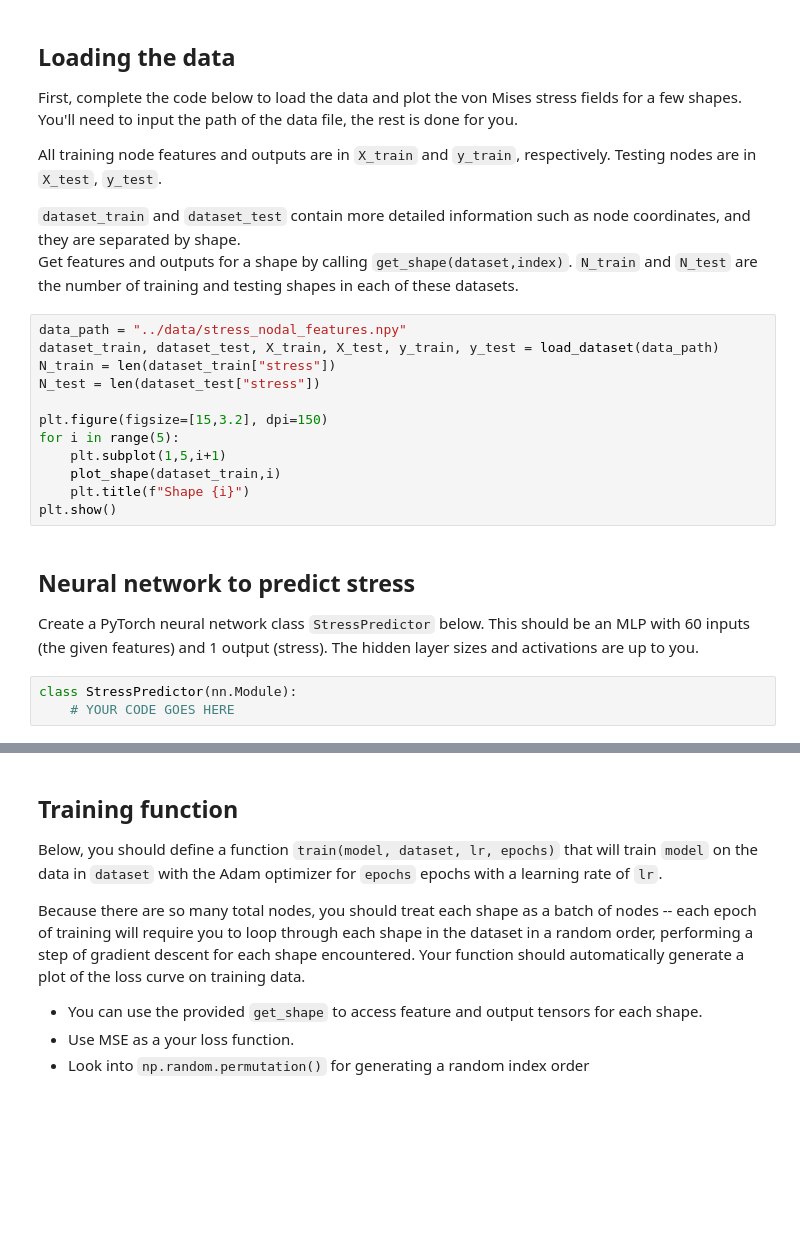
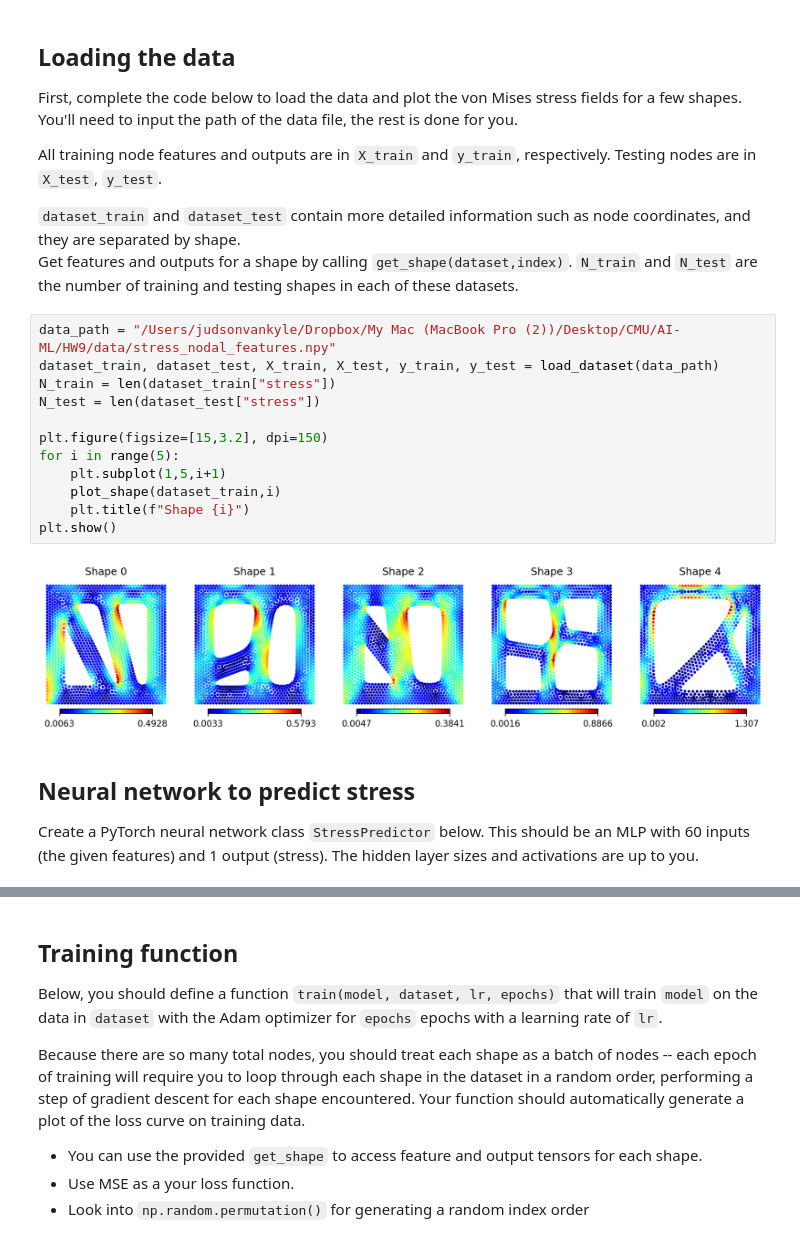
Before and after one commit to judson35/AI-ML, a Jupyter notebook: HW9/M9-HW1.ipynb, the cells around one changed output, grey strips where cells are left out. Saved outputs shown, nothing was run; the diff lists cells and outputs as text; blank space fills up the shorter version.

```diff
--- a/HW9/M9-HW1.ipynb
+++ b/HW9/M9-HW1.ipynb
@@ -91,21 +91,20 @@ All training node features and outputs are in `X_train` and `y_train`, respectiv
 `dataset_train` and `dataset_test` contain more detailed information such as node coordinates, and they are separated by shape.
 Get features and outputs for a shape by calling `get_shape(dataset,index)`. `N_train` and `N_test` are the number of training and testing shapes in each of these datasets.
 # %%
-data_path = "../data/stress_nodal_features.npy"
+data_path = "/Users/judsonvankyle/Dropbox/My Mac (MacBook Pro (2))/Desktop/CMU/AI-ML/HW9/data/stress_nodal_features.npy"
 dataset_train, dataset_test, X_train, X_test, y_train, y_test = load_dataset(data_path)
 N_train = len(dataset_train["stress"])
 N_test = len(dataset_test["stress"])
 
 plt.figure(figsize=[15,3.2], dpi=150)
 for i in range(5):
     plt.subplot(1,5,i+1)
     plot_shape(dataset_train,i)
     plt.title(f"Shape {i}")
 plt.show()
+# %% [output]
+[figure, added]
 # %% [markdown]
 ## Neural network to predict stress
 
 Create a PyTorch neural network class `StressPredictor` below. This should be an MLP with 60 inputs (the given features) and 1 output (stress). The hidden layer sizes and activations are up to you.
-# %%
-class StressPredictor(nn.Module):
-    # YOUR CODE GOES HERE
```
Also changed, not shown: parts of 11 cells of this notebook.
